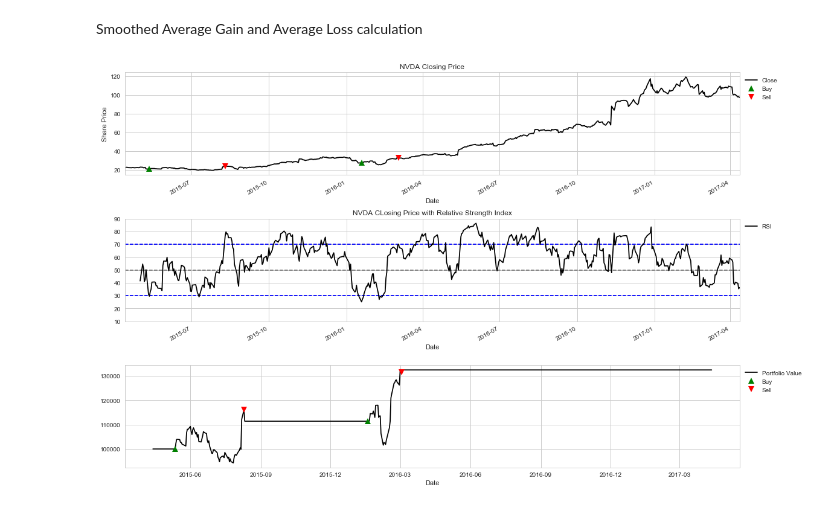
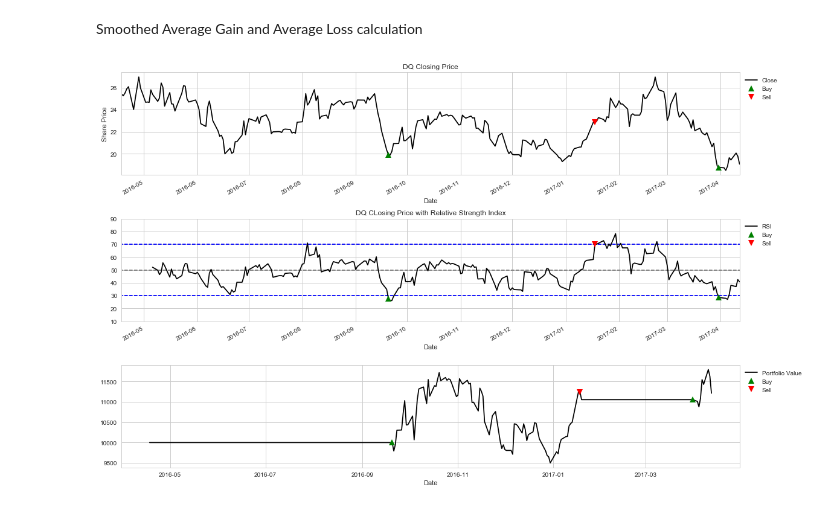
Before and after one commit to spm7/Stock-Ticker---Quantitative-Analysis, a Jupyter notebook: Stock Analytics.ipynb, the cells around one changed output. Saved outputs shown, nothing was run; the diff lists cells and outputs as text; code cells hidden in the pictures.

```diff
--- a/Stock Analytics.ipynb
+++ b/Stock Analytics.ipynb
@@ -45,5 +43,9 @@ port_init_value=100000
+# %%
+StockName='DQ'
+commission=7
+portfolio_initial_value=10000
 # %%
-start = datetime.date.today() - datetime.timedelta(days=730)
+start = datetime.date.today() - datetime.timedelta(days=360)
 end = datetime.date.today()
 Stock = data.DataReader(StockName, 'google', start, end)
 
@@ -354,31 +356,35 @@ Stock_RSI['Close'].plot(label='Close',color='k')
 if buy_RSI.empty==0:
     plt.plot(buy_RSI.index, buy_RSI['Close'], marker='^',markersize=10,linestyle="None",color='g',label='Buy')
 if sell_RSI.empty==0:
     plt.plot(sell_RSI.index, sell_RSI['Close'], marker='v', markersize=10,linestyle="None",color='r',label='Sell')
 plt.title('{} Closing Price'.format(StockName))
 plt.ylabel('Share Price')
 plt.legend(bbox_to_anchor=(1, 1), loc='upper left', ncol=1)
 
 plt.subplot(312)
 plt.title('{} CLosing Price with Relative Strength Index'.format(StockName))
 Stock_RSI['RSI'].plot(label='RSI',color='k')
 plt.hlines(Top_BBand,start,end, color='b',linestyles='--')
 plt.hlines(50,start,end, color='Grey',linestyles='--')
 plt.hlines(Lower_BBand,start,end, color='b',linestyles='--')
+if buy_RSI.empty==0:
+    plt.plot(buy_RSI.index, buy_RSI['RSI'], marker='^',markersize=10,linestyle="None",color='g',label='Buy')
+if sell_RSI.empty==0:
+    plt.plot(sell_RSI.index, sell_RSI['RSI'], marker='v', markersize=10,linestyle="None",color='r',label='Sell')
 plt.ylim((10,90))
 plt.legend(bbox_to_anchor=(1, 1), loc='upper left', ncol=1)
 
 plt.subplot(313)
 plt.plot(Stock_RSI['Portfolio'],label='Portfolio Value',color='k')
 if buy_RSI.empty==0:
     plt.plot(buy_RSI.index, buy_RSI['Portfolio'], marker='^',markersize=10,linestyle="None",color='g',label='Buy')
 if sell_RSI.empty==0:
     plt.plot(sell_RSI.index, sell_RSI['Portfolio'], marker='v', markersize=10,linestyle="None",color='r',label='Sell')
 plt.xlabel('Date')
 plt.legend(bbox_to_anchor=(1, 1), loc='upper left', ncol=1)
 
 
 plt.tight_layout()
 plt.show()
 # %% [output]
-[figure, old version]
+[figure, new version]
```
Also changed, not shown: parts of 10 cells of this notebook, 1 other file.
